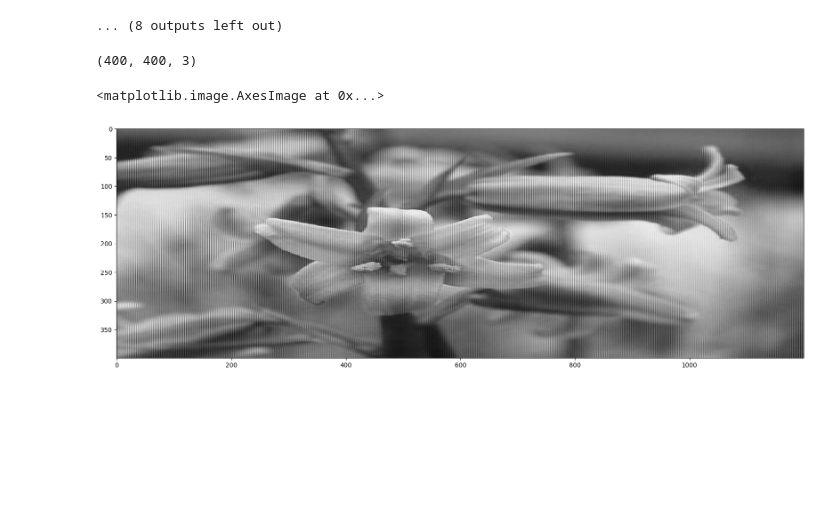
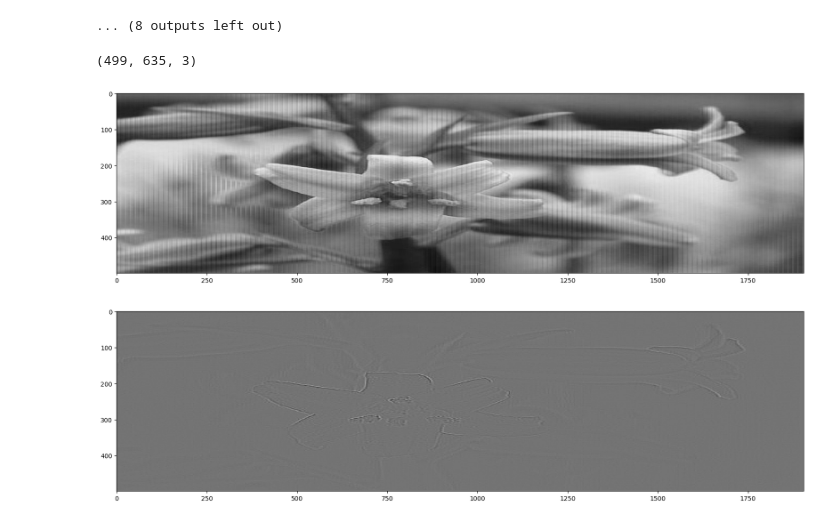
Before and after one commit to amirho3einsedaghati/pyimkernel, a Jupyter notebook: examples/Image Kernels.ipynb, the cells around one changed output. Cells and saved outputs as stored; diff of their text form; code cells hidden in the pictures; blank space fills up the shorter version.

```diff
--- a/examples/Image Kernels.ipynb
+++ b/examples/Image Kernels.ipynb
@@ -40,15 +42,17 @@ for i in range(20):
 ... (8 outputs left out)
 # %%
 image1 = cv2.imread('Images/1.jpg')
-image1 = cv2.resize(image1, (400, 400))
 # %%
 image1.shape
 # %% [output]
-(400, 400, 3)
+(499, 635, 3)
 # %%
-plt.figure(figsize=(20, 20))
-plt.imshow(image1.reshape(image1.shape[0], -1), cmap='gray')
+imkernel.imshow(image1.reshape(image1.shape[0], -1), cmap='gray', figsize=(20, 10))
 # %% [output]
-<matplotlib.image.AxesImage at 0x...>
-[figure, old version]
+[figure, new version]
+# %%
+imkernel.imshow(image=imkernel.apply_filter_on_color_img(image1, kernel_name='laplacian', with_resize=False),
+                figsize=(20, 10), cmap=plt.cm.gray)
+# %% [output]
+[figure, added]
 # %%
```
Also changed, not shown: parts of 2 cells of this notebook.
